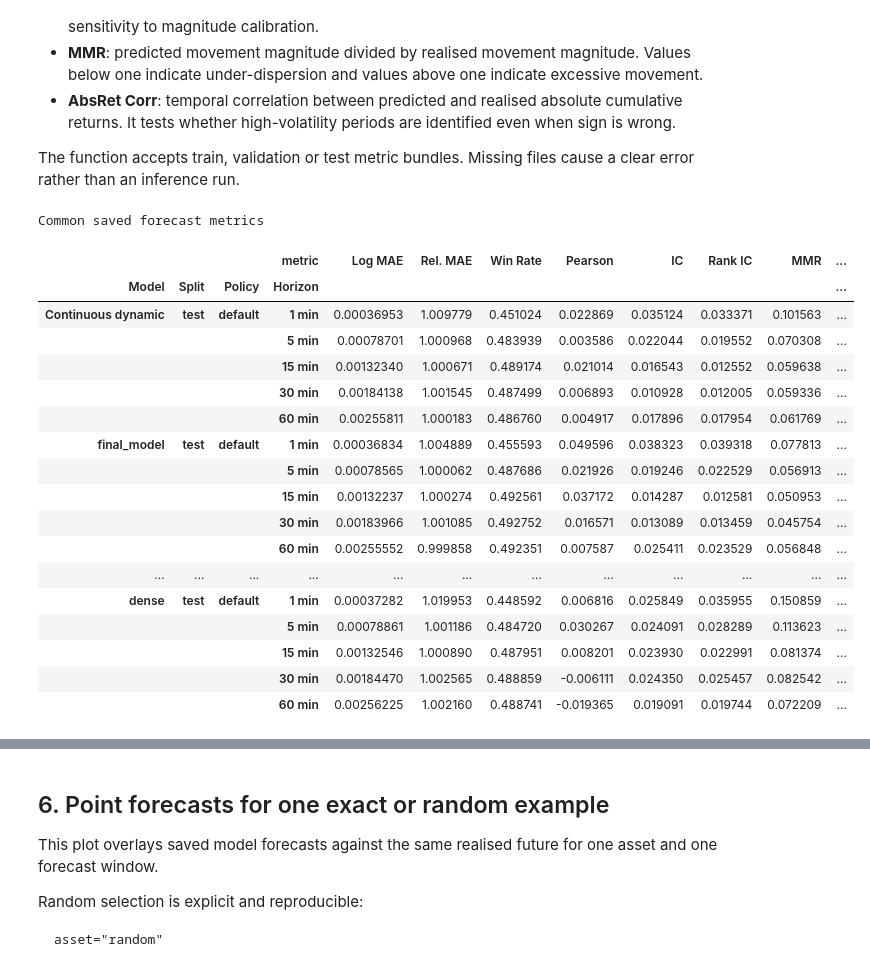
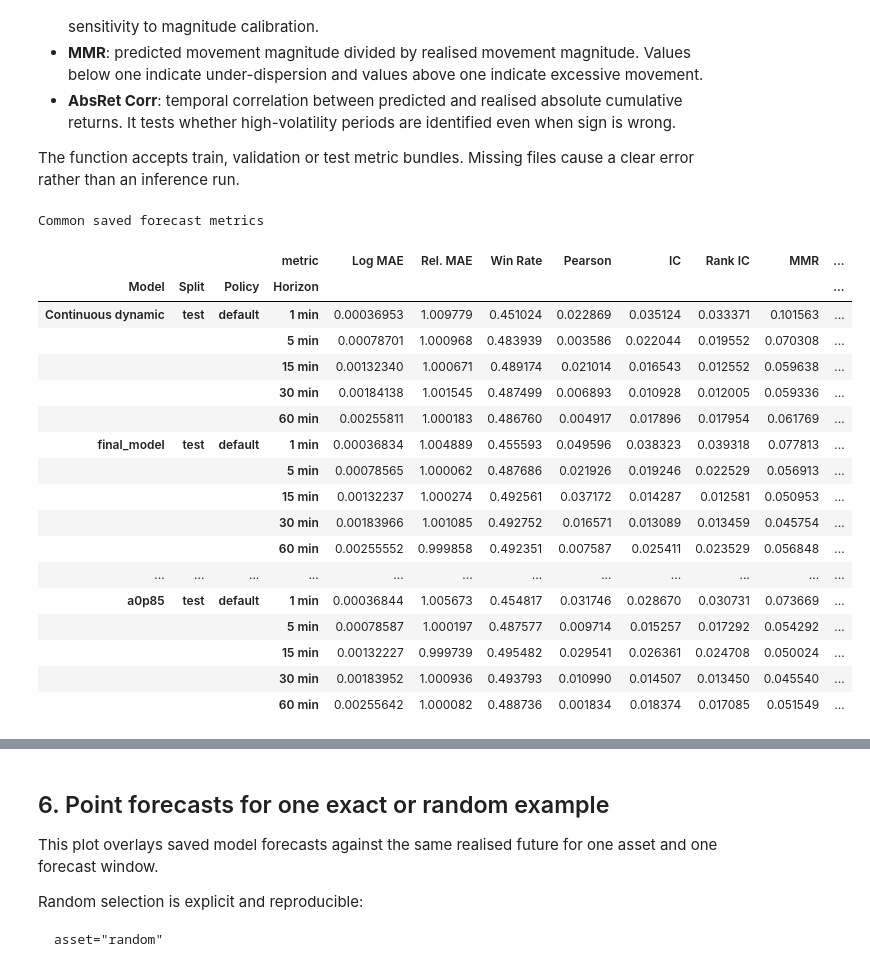
Before and after one commit to VishR-94/dynamic_graphs_thesis, a Jupyter notebook: notebooks/graph_hub.ipynb, the cells around one changed output, grey strips where cells are left out. Drawn from its saved outputs; the diff is of its cells as text; code cells hidden in the pictures.

```diff
--- a/notebooks/graph_hub.ipynb
+++ b/notebooks/graph_hub.ipynb
@@ -211,7 +211,9 @@ metric_comparison = dge.make_model_metric_comparison(
         "final_model": "final_model",
         "sparsemax":"sparsemax",
         "entmax":"entmax",
-        "dense": "dense"
+        "dense": "dense",
+        "a0p75": "a0p75",
+        "a0p85": "a0p85",
     },
     split="test",
     policies={"Tokenized dynamic": None},
@@ -220,35 +222,35 @@ metric_comparison = dge.make_model_metric_comparison(
         #"cumulative_log_change_median_absolute_error",
         #"cumulative_log_change_p95_absolute_error",
         #"mase",
         "relative_mae_vs_persistence",
         "persistence_win_rate",
         "cumulative_log_change_pearson_correlation",
         "cumulative_log_change_cross_sectional_pearson_ic",
         "cumulative_log_change_cross_sectional_spearman_rank_ic",
         "cumulative_log_change_movement_magnitude_ratio",
         "cumulative_log_change_temporal_absolute_correlation",
         "cumulative_log_change_directional_accuracy",
     ),
 )
 
 display(dge.style_model_metric_comparison(metric_comparison,caption="Common saved forecast metrics",))
 # %% [output]
 Common saved forecast metrics
 |  |  |  | metric | Log MAE | Rel. MAE | Win Rate | Pearson | IC | Rank IC | MMR | ... |
 | Model | Split | Policy | Horizon |  |  |  |  |  |  |  | ... |
 | Continuous dynamic | test | default | 1 min | 0.00036953 | 1.009779 | 0.451024 | 0.022869 | 0.035124 | 0.033371 | 0.101563 | ... |
 |  |  |  | 5 min | 0.00078701 | 1.000968 | 0.483939 | 0.003586 | 0.022044 | 0.019552 | 0.070308 | ... |
 |  |  |  | 15 min | 0.00132340 | 1.000671 | 0.489174 | 0.021014 | 0.016543 | 0.012552 | 0.059638 | ... |
 |  |  |  | 30 min | 0.00184138 | 1.001545 | 0.487499 | 0.006893 | 0.010928 | 0.012005 | 0.059336 | ... |
 |  |  |  | 60 min | 0.00255811 | 1.000183 | 0.486760 | 0.004917 | 0.017896 | 0.017954 | 0.061769 | ... |
 | final_model | test | default | 1 min | 0.00036834 | 1.004889 | 0.455593 | 0.049596 | 0.038323 | 0.039318 | 0.077813 | ... |
 |  |  |  | 5 min | 0.00078565 | 1.000062 | 0.487686 | 0.021926 | 0.019246 | 0.022529 | 0.056913 | ... |
 |  |  |  | 15 min | 0.00132237 | 1.000274 | 0.492561 | 0.037172 | 0.014287 | 0.012581 | 0.050953 | ... |
 |  |  |  | 30 min | 0.00183966 | 1.001085 | 0.492752 | 0.016571 | 0.013089 | 0.013459 | 0.045754 | ... |
 |  |  |  | 60 min | 0.00255552 | 0.999858 | 0.492351 | 0.007587 | 0.025411 | 0.023529 | 0.056848 | ... |
 | ... | ... | ... | ... | ... | ... | ... | ... | ... | ... | ... | ... |
-| dense | test | default | 1 min | 0.00037282 | 1.019953 | 0.448592 | 0.006816 | 0.025849 | 0.035955 | 0.150859 | ... |
-|  |  |  | 5 min | 0.00078861 | 1.001186 | 0.484720 | 0.030267 | 0.024091 | 0.028289 | 0.113623 | ... |
-|  |  |  | 15 min | 0.00132546 | 1.000890 | 0.487951 | 0.008201 | 0.023930 | 0.022991 | 0.081374 | ... |
-|  |  |  | 30 min | 0.00184470 | 1.002565 | 0.488859 | -0.006111 | 0.024350 | 0.025457 | 0.082542 | ... |
-|  |  |  | 60 min | 0.00256225 | 1.002160 | 0.488741 | -0.019365 | 0.019091 | 0.019744 | 0.072209 | ... |
+| a0p85 | test | default | 1 min | 0.00036844 | 1.005673 | 0.454817 | 0.031746 | 0.028670 | 0.030731 | 0.073669 | ... |
+|  |  |  | 5 min | 0.00078587 | 1.000197 | 0.487577 | 0.009714 | 0.015257 | 0.017292 | 0.054292 | ... |
+|  |  |  | 15 min | 0.00132227 | 0.999739 | 0.495482 | 0.029541 | 0.026361 | 0.024708 | 0.050024 | ... |
+|  |  |  | 30 min | 0.00183952 | 1.000936 | 0.493793 | 0.010990 | 0.014507 | 0.013450 | 0.045540 | ... |
+|  |  |  | 60 min | 0.00255642 | 1.000082 | 0.488736 | 0.001834 | 0.018374 | 0.017085 | 0.051549 | ... |
```
Also changed, not shown: parts of 3 cells of this notebook, 6 other files.
